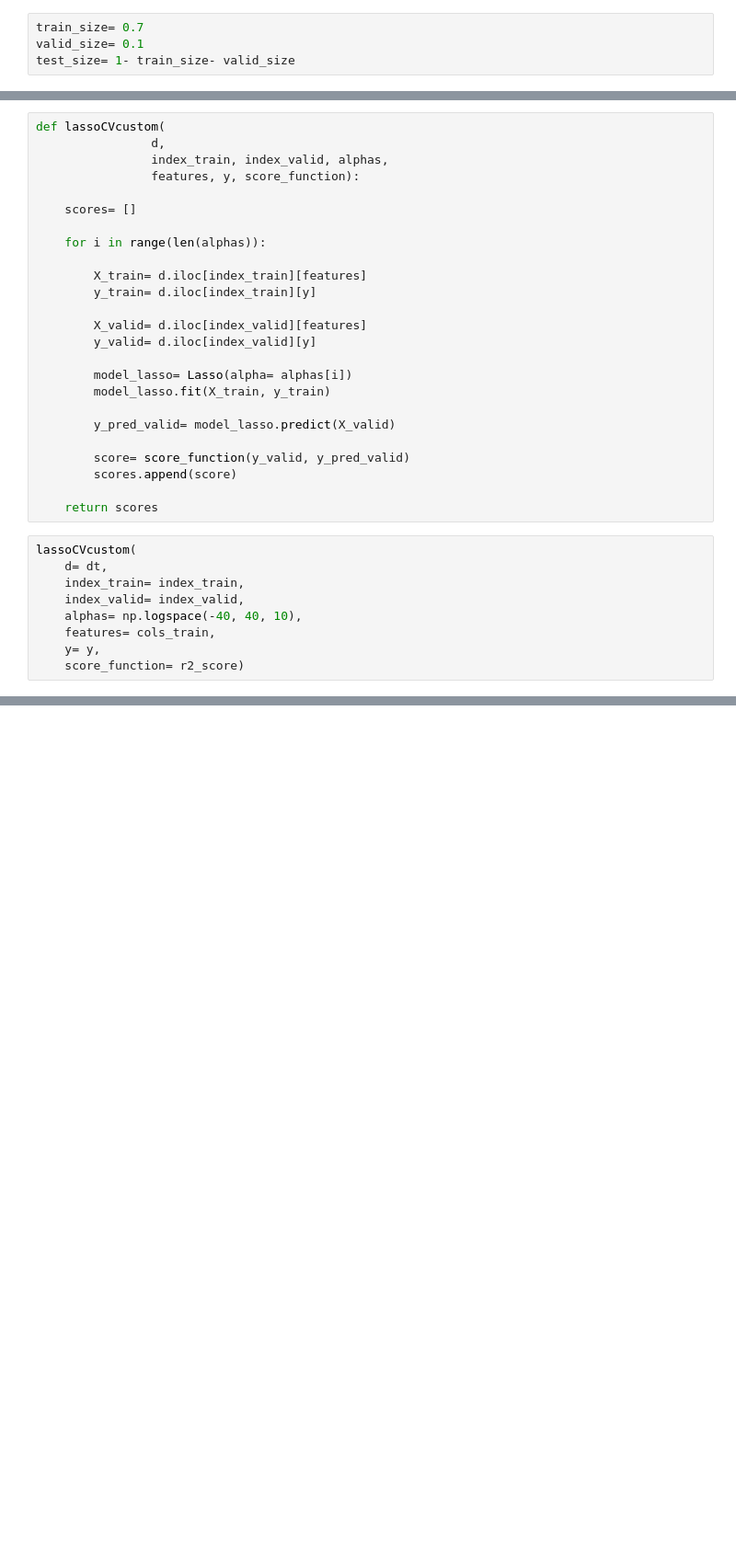
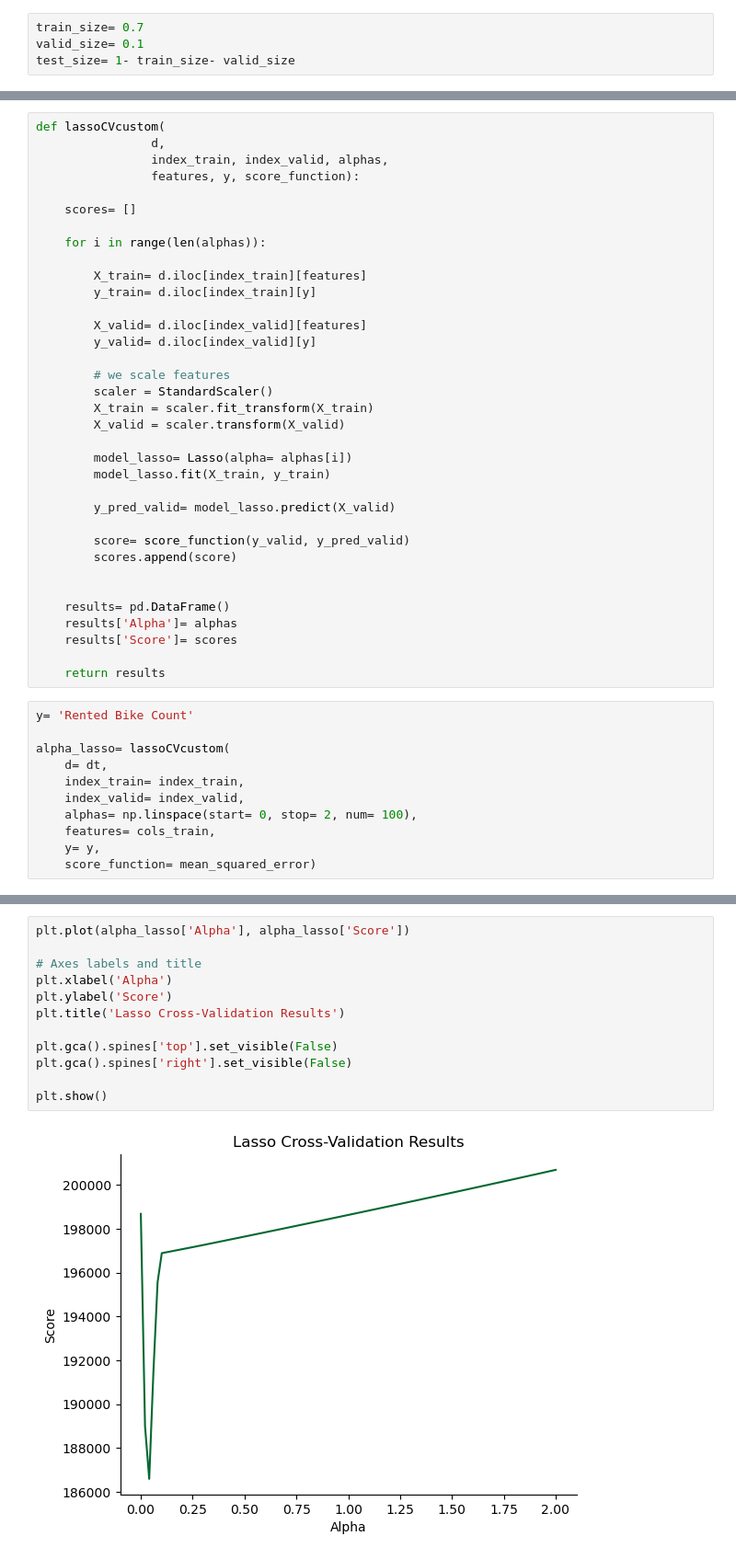
Before and after one commit to mozshen/TransportationPlanning, a Jupyter notebook: Project/Main.ipynb, the cells around one changed output, grey strips where cells are left out. Shown at 92% size. Drawn from its saved outputs; the diff is of its cells as text; blank space fills up the shorter version.

```diff
--- a/Project/Main.ipynb
+++ b/Project/Main.ipynb
@@ -389,6 +421,11 @@ def lassoCVcustom(
         X_valid= d.iloc[index_valid][features]
         y_valid= d.iloc[index_valid][y]
 
+        # we scale features
+        scaler = StandardScaler()
+        X_train = scaler.fit_transform(X_train)
+        X_valid = scaler.transform(X_valid)
+
         model_lasso= Lasso(alpha= alphas[i])
         model_lasso.fit(X_train, y_train)
 
@@ -397,13 +434,20 @@ def lassoCVcustom(
         score= score_function(y_valid, y_pred_valid)
         scores.append(score)
 
-    return scores
+
+    results= pd.DataFrame()
+    results['Alpha']= alphas
+    results['Score']= scores
+
+    return results
 # %%
-lassoCVcustom(
+y= 'Rented Bike Count'
+
+alpha_lasso= lassoCVcustom(
     d= dt,
     index_train= index_train,
     index_valid= index_valid,
-    alphas= np.logspace(-40, 40, 10),
+    alphas= np.linspace(start= 0, stop= 2, num= 100),
     features= cols_train,
     y= y,
-    score_function= r2_score)
+    score_function= mean_squared_error)
@@ -430,0 +454,14 @@ array([1.00000000e-04, 7.74263683e-04, 5.99484250e-03, 4.64158883e-02,
+# %%
+plt.plot(alpha_lasso['Alpha'], alpha_lasso['Score'])
+
+# Axes labels and title
+plt.xlabel('Alpha')
+plt.ylabel('Score')
+plt.title('Lasso Cross-Validation Results')
+
+plt.gca().spines['top'].set_visible(False)
+plt.gca().spines['right'].set_visible(False)
+
+plt.show()
+# %% [output]
+[figure, added]
```
Also changed, not shown: parts of 19 cells of this notebook.
